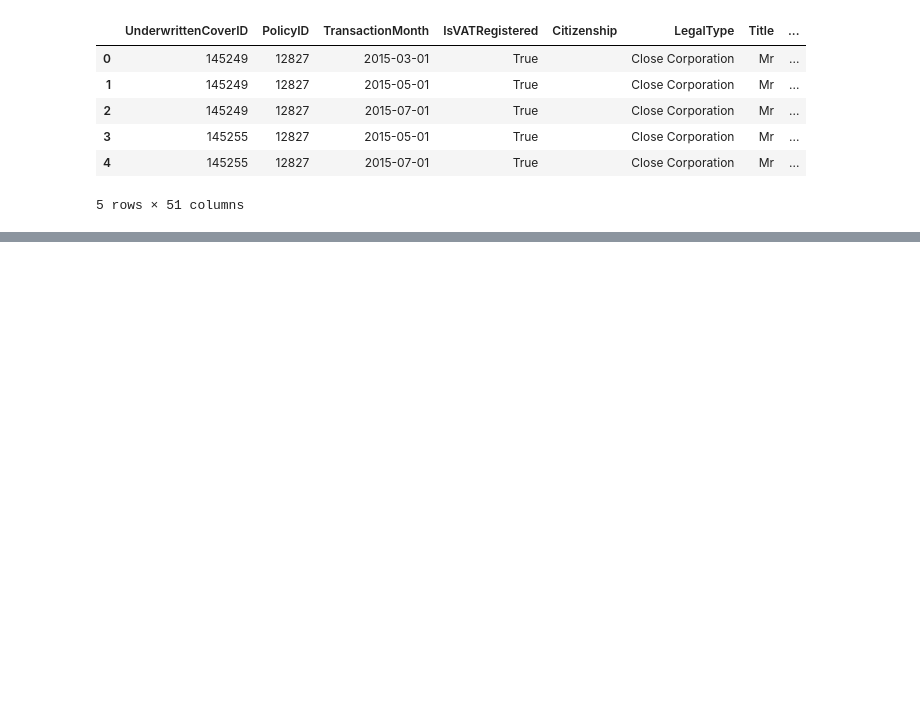
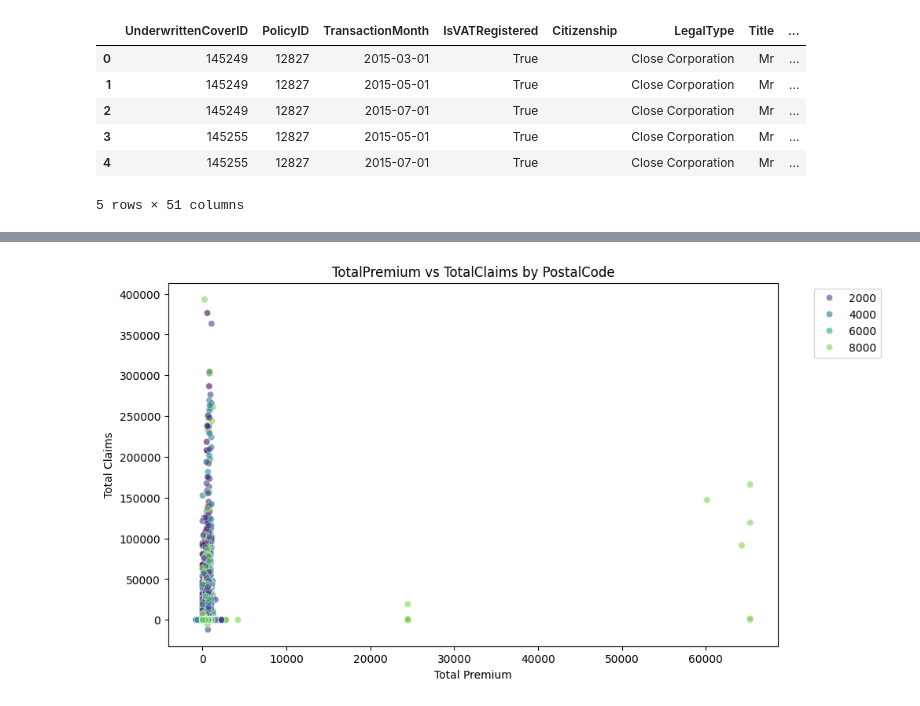
Before and after one commit to b-sam16/AlphaCare-Insurance-Analysis, a Jupyter notebook: notebooks/eda.ipynb, the cells around one changed output, grey strips where cells are left out. Saved outputs shown, nothing was run; the diff lists cells and outputs as text; code cells hidden in the pictures; blank space fills up the shorter version.

```diff
--- a/notebooks/eda.ipynb
+++ b/notebooks/eda.ipynb
@@ -127,0 +179,8 @@ cleaned_data.head()
+# %%
+# Initialize the Visualizer
+visualizer = Visualizer(cleaned_data)
+# %%
+# Scatter Plot: TotalPremium vs TotalClaims by PostalCode
+visualizer.plot_totalpremium_vs_totalclaims_by_postalcode()
+# %% [output]
+[figure, added]
```
Also changed, not shown: parts of 7 cells of this notebook, 2 other files.
